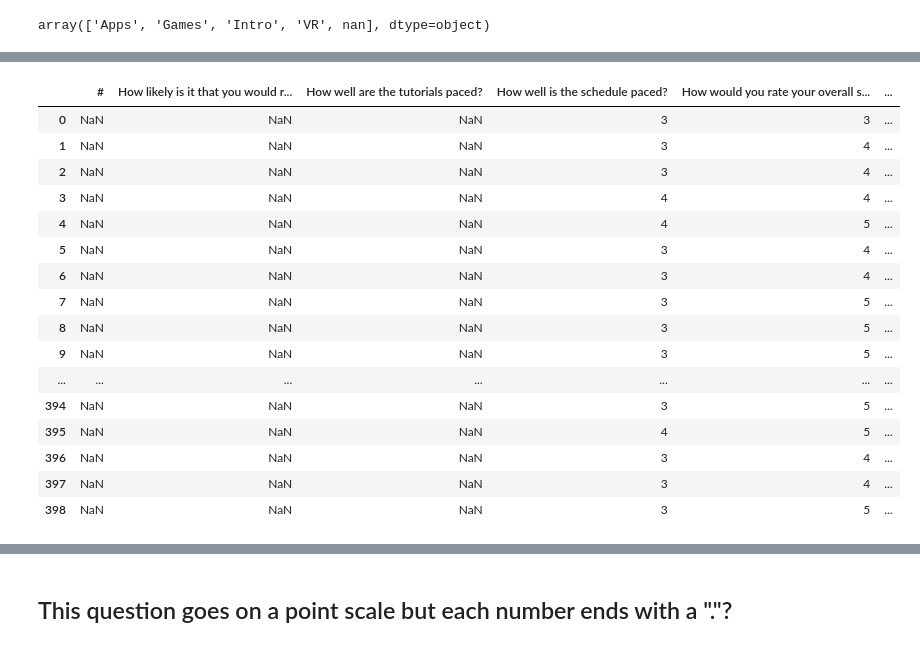
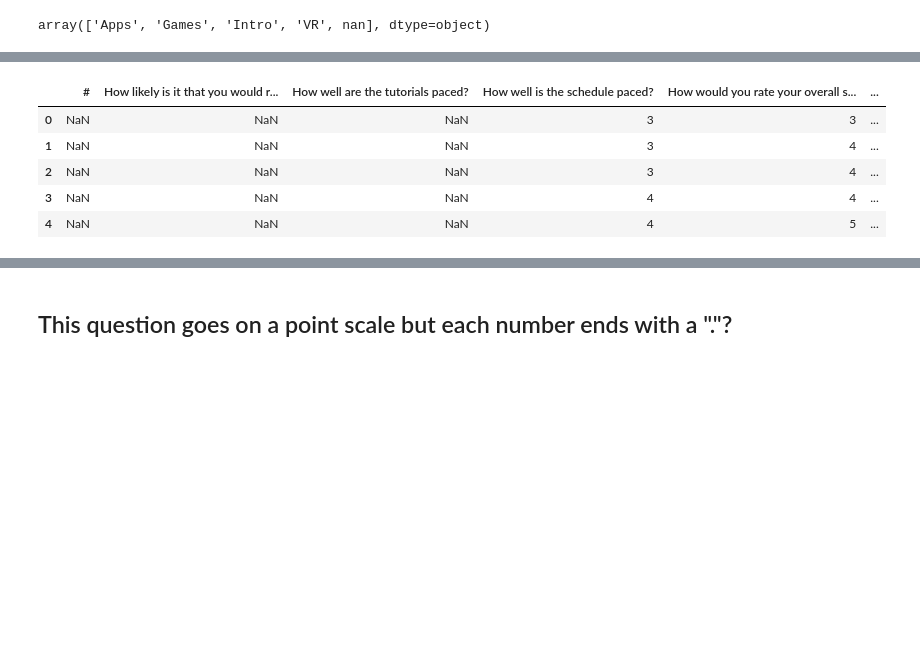
Before and after one commit to RaymondDashWu/DS1.1-Class-Files, a Jupyter notebook: NPS_Make_School.ipynb, the cells around one changed output, grey strips where cells are left out. Cells and saved outputs as stored; diff of their text form; code cells hidden in the pictures; blank space fills up the shorter version.

Commit message:
[ADD] NPS combine columns + session 7 notes

```diff
--- a/NPS_Make_School.ipynb
+++ b/NPS_Make_School.ipynb
@@ -89,8 +97,8 @@ df.replace('summerApps', 'Apps', inplace = True)
 df.replace('summerIntro', 'Intro', inplace = True)
 df.replace('summerGames', 'Games', inplace = True)
 df.replace('summerVR', 'VR', inplace = True)
-df.replace('summerApps (4-week)', 'Apps', inplace = True)
-df.replace('summerGames (4-week)', 'Games', inplace = True)
+df.replace('summerApps (4-week)', 'Apps, Explorer', inplace = True)
+df.replace('summerGames (4-week)', 'Games, Explorer', inplace = True)
 # %% [markdown]
 ## Dropping column that was Average: #REF! #REF!
 # %%
@@ -105,3 +113,6 @@ array(['Apps', 'Games', 'Intro', 'VR', nan], dtype=object)
 df['What track are you in?'].sort_values().unique()
 # %% [output]
 array(['Apps', 'Games', 'Intro', 'VR', nan], dtype=object)
+# %%
+df['What track are you in?'].fillna(df['track'], inplace = True)
+df
@@ -115,5 +165,5 @@ def combine_tracks(df):
 # %%
-df = combine_tracks(df)
+# df = combine_tracks(df)
 # %%
 # TODO: Merge two columns
 # df = df['track'].combine_first(df['What track are you in?'])
@@ -133,20 +191,9 @@ df = combine_tracks(df)
 # %%
-df.head(500)
+df.head()
 # %% [output]
 |  | # | How likely is it that you would r... | How well are the tutorials paced? | How well is the schedule paced? | How would you rate your overall s... | ... |
 | 0 | NaN | NaN | NaN | 3 | 3 | ... |
 | 1 | NaN | NaN | NaN | 3 | 4 | ... |
 | 2 | NaN | NaN | NaN | 3 | 4 | ... |
 | 3 | NaN | NaN | NaN | 4 | 4 | ... |
 | 4 | NaN | NaN | NaN | 4 | 5 | ... |
-| 5 | NaN | NaN | NaN | 3 | 4 | ... |
-| 6 | NaN | NaN | NaN | 3 | 4 | ... |
-| 7 | NaN | NaN | NaN | 3 | 5 | ... |
-| 8 | NaN | NaN | NaN | 3 | 5 | ... |
-| 9 | NaN | NaN | NaN | 3 | 5 | ... |
-| ... | ... | ... | ... | ... | ... | ... |
-| 394 | NaN | NaN | NaN | 3 | 5 | ... |
-| 395 | NaN | NaN | NaN | 4 | 5 | ... |
-| 396 | NaN | NaN | NaN | 3 | 4 | ... |
-| 397 | NaN | NaN | NaN | 3 | 4 | ... |
-| 398 | NaN | NaN | NaN | 3 | 5 | ... |
```
Also changed, not shown: parts of 12 cells of this notebook, 2 other files.
